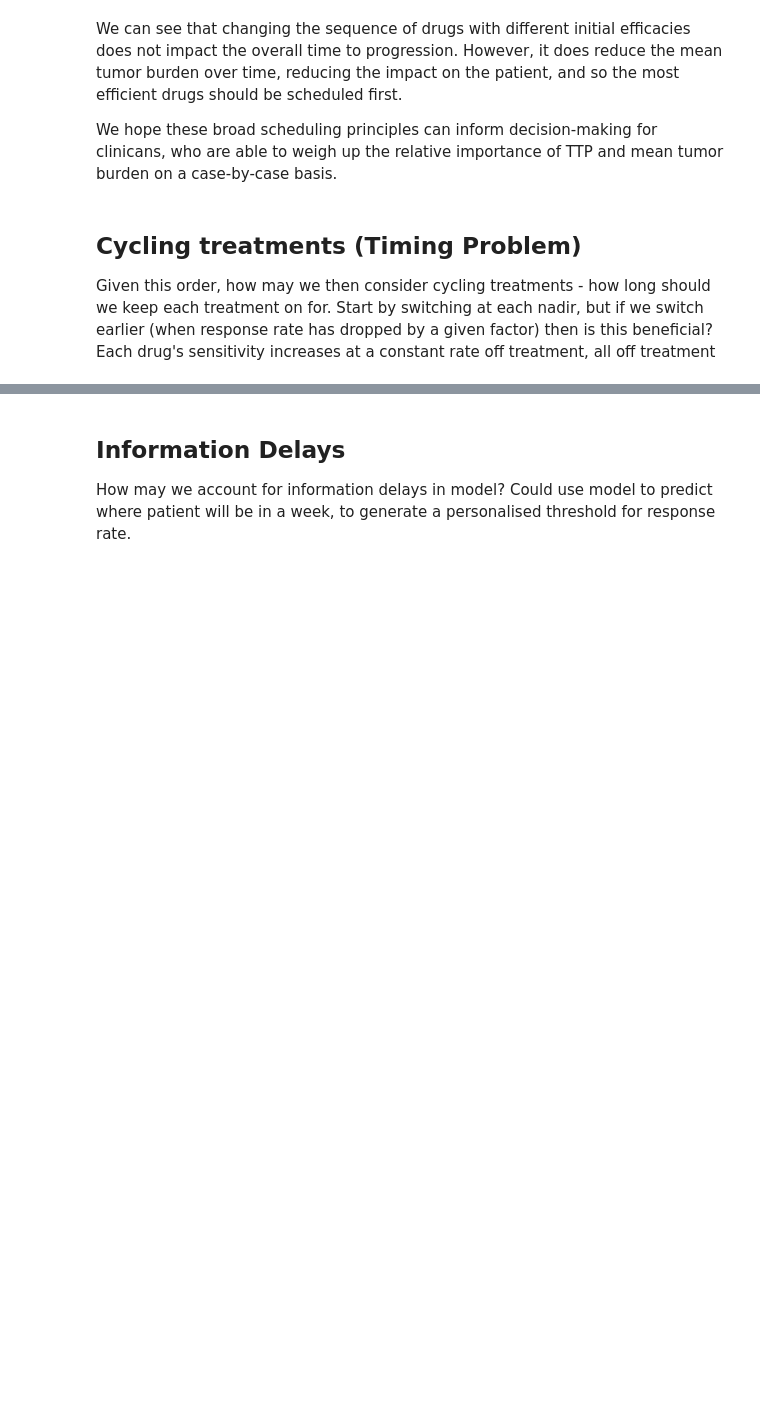
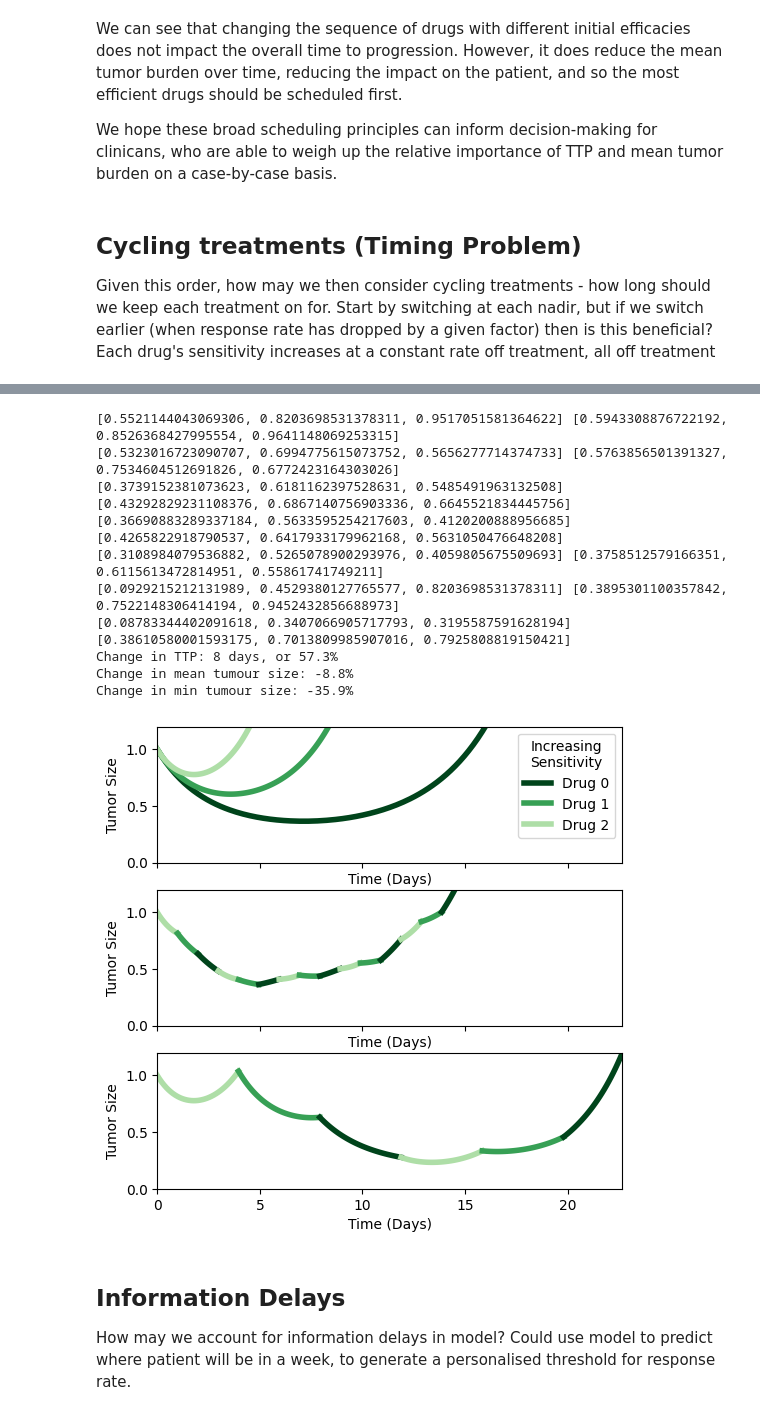
Before and after one commit to KCGallagher/treatment-sequencing, a Jupyter notebook: treatment_schedules.ipynb, the cells around one changed output, grey strips where cells are left out. Saved outputs shown, nothing was run; the diff lists cells and outputs as text; code cells hidden in the pictures; blank space fills up the shorter version.

```diff
--- a/treatment_schedules.ipynb
+++ b/treatment_schedules.ipynb
@@ -148,0 +161,13 @@ Given this order, how may we then consider cycling treatments - how long should
+# %%
+def calc_drug_resensitisation(gamma_vals, times, gamma0_vals, resensitisation_rates=[1,1,1]):
+    # Can pass resensitisation_rates = epsilon_vals to match rate of evolution
+
+    new_gamma_values = []
+
+    for i, gamma in enumerate(gamma_vals):
+        tau = np.log(gamma0_vals[i]/(gamma0_vals[i] - gamma))
+        val = gamma0_vals[i] * (1 - np.exp(-times[i] * resensitisation_rates[i] - tau))
+        new_gamma_values.append(val)
+
+    print(gamma_vals, new_gamma_values)
+    return new_gamma_values
@@ -148,0 +209,35 @@ Given this order, how may we then consider cycling treatments - how long should
+# %%
+fig, axs = plt.subplots(3, 1, figsize=(6, 6), sharex=True, sharey=True)
+
+cols_sens = colormaps.get_cmap('Greens_r')(np.linspace(0, 1, 4))[:-1]
+
+for i, col in enumerate(cols_sens):
+    plot_drug_sequence(axs[0], [i], cols_sens, lambda_vals, epsilon_vals, prog_thresh=2)
+
+
+weekly_df = plot_treatment_cycle(ax=axs[1], drug_duration=[1]*3, seq=[2,1,0],
+                                 cols=cols_sens, lambda_vals=lambda_vals,
+                                 epsilon_vals=epsilon_vals, gamma0_vals=[1,1,1],
+                                 resensitisation_rates=[0.1]*3)
+biweekly_df = plot_treatment_cycle(ax=axs[2], drug_duration=[4]*3, seq=[2,1,0],
+                                   cols=cols_sens, lambda_vals=lambda_vals,
+                                   epsilon_vals=epsilon_vals, gamma0_vals=[1,1,1],
+                                   resensitisation_rates=[0.1]*3)
+axs[0].get_legend().set_title("Increasing\nSensitivity");
+axs[1].get_legend().remove(); axs[2].get_legend().remove()
+axs[0].set_xlim(0, max(max(weekly_df.Time), max(biweekly_df.Time)))
+axs[0].set_ylim(0, 1.2 * V0)
+
+compare_df(weekly_df, biweekly_df)
+# %% [output]
+[0.5521144043069306, 0.8203698531378311, 0.9517051581364622] [0.5943308876722192, 0.8526368427995554, 0.9641148069253315]
+[0.5323016723090707, 0.6994775615073752, 0.5656277714374733] [0.5763856501391327, 0.7534604512691826, 0.6772423164303026]
+[0.3739152381073623, 0.6181162397528631, 0.5485491963132508] [0.43292829231108376, 0.6867140756903336, 0.6645521834445756]
+[0.36690883289337184, 0.5633595254217603, 0.4120200888956685] [0.4265822918790537, 0.6417933179962168, 0.5631050476648208]
+[0.3108984079536882, 0.5265078900293976, 0.4059805675509693] [0.3758512579166351, 0.6115613472814951, 0.55861741749211]
+[0.0929215212131989, 0.4529380127765577, 0.8203698531378311] [0.3895301100357842, 0.7522148306414194, 0.9452432856688973]
+[0.08783344402091618, 0.3407066905717793, 0.3195587591628194] [0.38610580001593175, 0.7013809985907016, 0.7925808819150421]
+Change in TTP: 8 days, or 57.3%
+Change in mean tumour size: -8.8%
+Change in min tumour size: -35.9%
+[figure, added]
```
Also changed, not shown: parts of 7 cells of this notebook, 2 other files.
